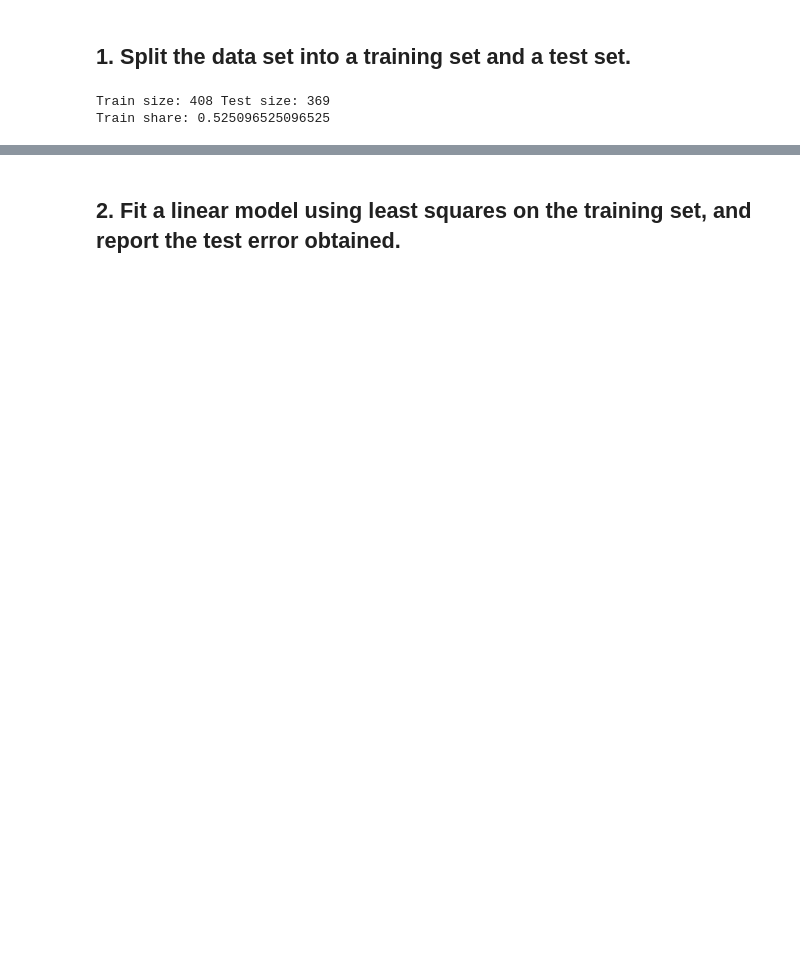
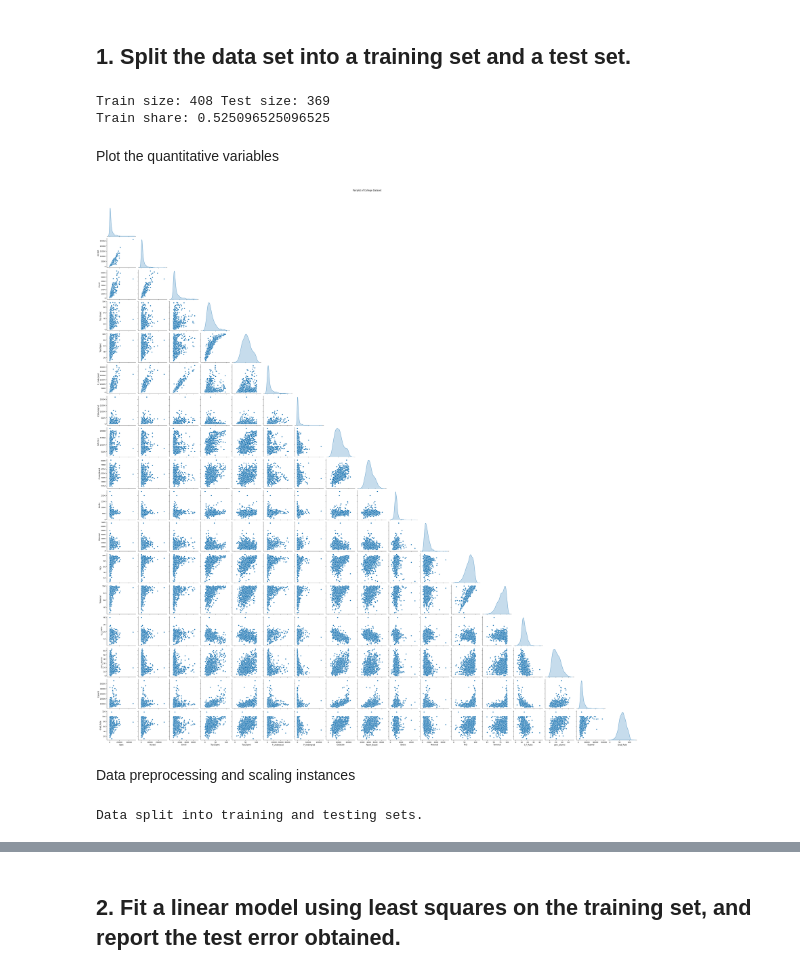
Before and after one commit to channreaksmey/statistical-modeling-tp, a Jupyter notebook: TP3/notebook.ipynb, the cells around one changed output, grey strips where cells are left out. Saved outputs shown, nothing was run; the diff lists cells and outputs as text; code cells hidden in the pictures; blank space fills up the shorter version.

```diff
--- a/TP3/notebook.ipynb
+++ b/TP3/notebook.ipynb
@@ -562,3 +623,24 @@ print("Train share:", train_indices.mean())
 # %% [output]
 Train size: 408 Test size: 369
 Train share: 0.525096525096525
+# %% [markdown]
+Plot the quantitative variables
+# %%
+sns.pairplot(college_df[num_cols], diag_kind='kde', corner=True)
+plt.suptitle("Pairplot of College Dataset", y=1.02)
+plt.show()
+# %% [output]
+[figure, added]
+# %% [markdown]
+Data preprocessing and scaling instances
+# %%
+# split into X and y
+X_train = df_train.drop(columns=['Apps'])
+y_train = df_train['Apps']
+
+X_test = df_test.drop(columns=['Apps'])
+y_test = df_test['Apps']
+
+print("Data split into training and testing sets.")
+# %% [output]
+Data split into training and testing sets.
```
Also changed, not shown: parts of 21 cells of this notebook.
